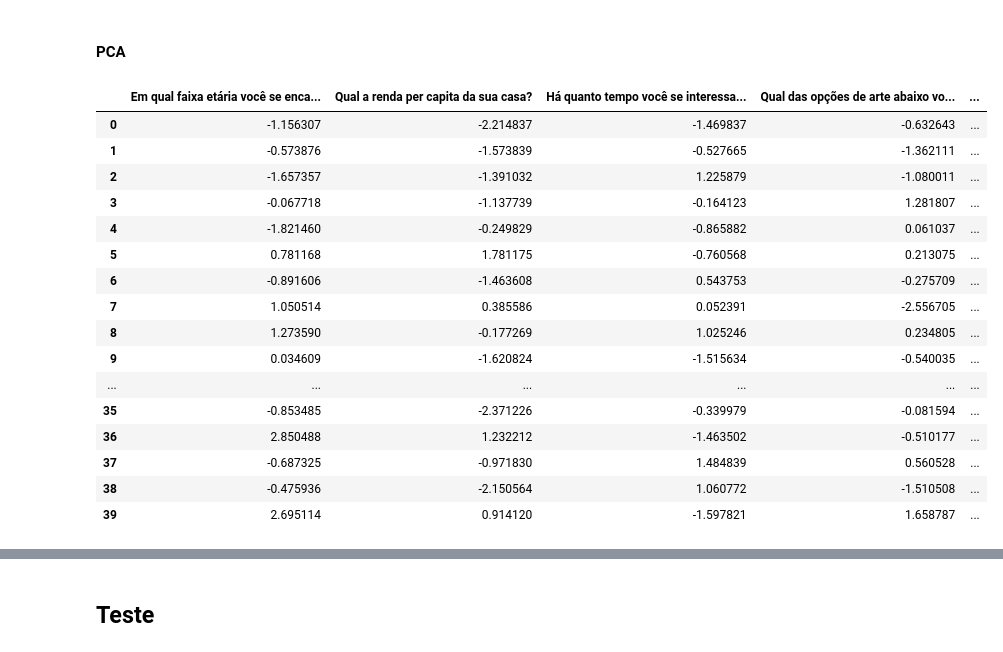
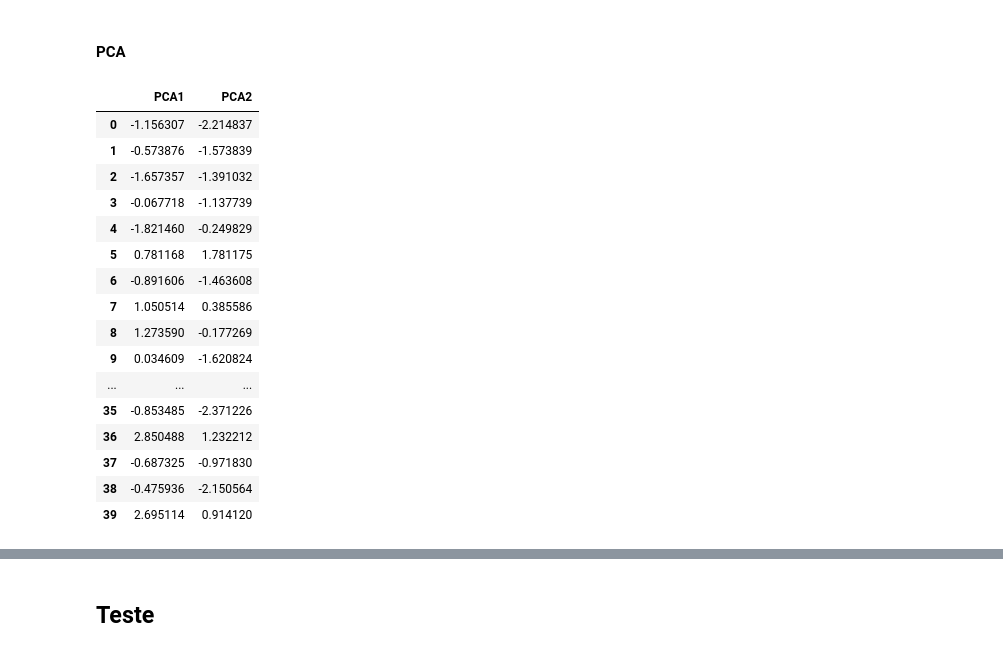
Before and after one commit to leontis2024/analise_de_dados, a Jupyter notebook: modelo_supervisionado_possiveis_usuarios.ipynb, the cells around one changed output, grey strips where cells are left out. Cells and saved outputs as stored; diff of their text form; code cells hidden in the pictures.

```diff
--- a/modelo_supervisionado_possiveis_usuarios.ipynb
+++ b/modelo_supervisionado_possiveis_usuarios.ipynb
@@ -32,7 +32,7 @@ Um modelo criado neste contexto precisa levar então em consideração algumas c
 # Carregando base e escolhendo colunas
 # %%
 dados = pd.read_excel('dados_possiveis_usuarios_c_label.xlsx')
-teste = pd.read_excel('dados_de_teste.xlsx')
+teste = pd.read_excel('dados_de_treino_usuarios.xlsx')
 dados.head()
 # %% [output]
 |  | ID | Hora de início | Hora de conclusão | E-mail | Nome | Hora da última modificação | ... |
@@ -913,7 +911,7 @@ import numpy as np
 # %% [markdown]
 ### Carregando dados
 # %%
-dados = pd.read_excel('dados_de_teste.xlsx')
+dados = pd.read_excel('dados_de_treino_usuarios.xlsx')
 dados.head()
 # %% [output]
 |  | Em qual faixa etária você se enca... | Qual a renda per capita da sua casa? | Há quanto tempo você se interessa... | Qual das opções de arte abaixo vo... | ... |
@@ -1038,26 +1037,27 @@ pd.DataFrame(df_x, columns=colunas)
 # %%
 from sklearn.decomposition import PCA
 
-pca = PCA()
+pca = PCA(n_components=2)
 df_x = pca.fit_transform(df_x)
-df_x = pd.DataFrame(df_x, columns=colunas)
+colunass_pca = ['PCA1', 'PCA2']
+df_x = pd.DataFrame(df_x, columns=colunass_pca)
 df_x
 # %% [output]
-|  | Em qual faixa etária você se enca... | Qual a renda per capita da sua casa? | Há quanto tempo você se interessa... | Qual das opções de arte abaixo vo... | ... |
-| 0 | -1.156307 | -2.214837 | -1.469837 | -0.632643 | ... |
-| 1 | -0.573876 | -1.573839 | -0.527665 | -1.362111 | ... |
-| 2 | -1.657357 | -1.391032 | 1.225879 | -1.080011 | ... |
-| 3 | -0.067718 | -1.137739 | -0.164123 | 1.281807 | ... |
-| 4 | -1.821460 | -0.249829 | -0.865882 | 0.061037 | ... |
-| 5 | 0.781168 | 1.781175 | -0.760568 | 0.213075 | ... |
-| 6 | -0.891606 | -1.463608 | 0.543753 | -0.275709 | ... |
-| 7 | 1.050514 | 0.385586 | 0.052391 | -2.556705 | ... |
-| 8 | 1.273590 | -0.177269 | 1.025246 | 0.234805 | ... |
-| 9 | 0.034609 | -1.620824 | -1.515634 | -0.540035 | ... |
-| ... | ... | ... | ... | ... | ... |
-| 35 | -0.853485 | -2.371226 | -0.339979 | -0.081594 | ... |
-| 36 | 2.850488 | 1.232212 | -1.463502 | -0.510177 | ... |
-| 37 | -0.687325 | -0.971830 | 1.484839 | 0.560528 | ... |
-| 38 | -0.475936 | -2.150564 | 1.060772 | -1.510508 | ... |
-| 39 | 2.695114 | 0.914120 | -1.597821 | 1.658787 | ... |
+|  | PCA1 | PCA2 |
+| 0 | -1.156307 | -2.214837 |
+| 1 | -0.573876 | -1.573839 |
+| 2 | -1.657357 | -1.391032 |
+| 3 | -0.067718 | -1.137739 |
+| 4 | -1.821460 | -0.249829 |
+| 5 | 0.781168 | 1.781175 |
+| 6 | -0.891606 | -1.463608 |
+| 7 | 1.050514 | 0.385586 |
+| 8 | 1.273590 | -0.177269 |
+| 9 | 0.034609 | -1.620824 |
+| ... | ... | ... |
+| 35 | -0.853485 | -2.371226 |
+| 36 | 2.850488 | 1.232212 |
+| 37 | -0.687325 | -0.971830 |
+| 38 | -0.475936 | -2.150564 |
+| 39 | 2.695114 | 0.914120 |
 # %% [markdown]
```
Also changed, not shown: parts of 20 cells of this notebook, 12 other files.
